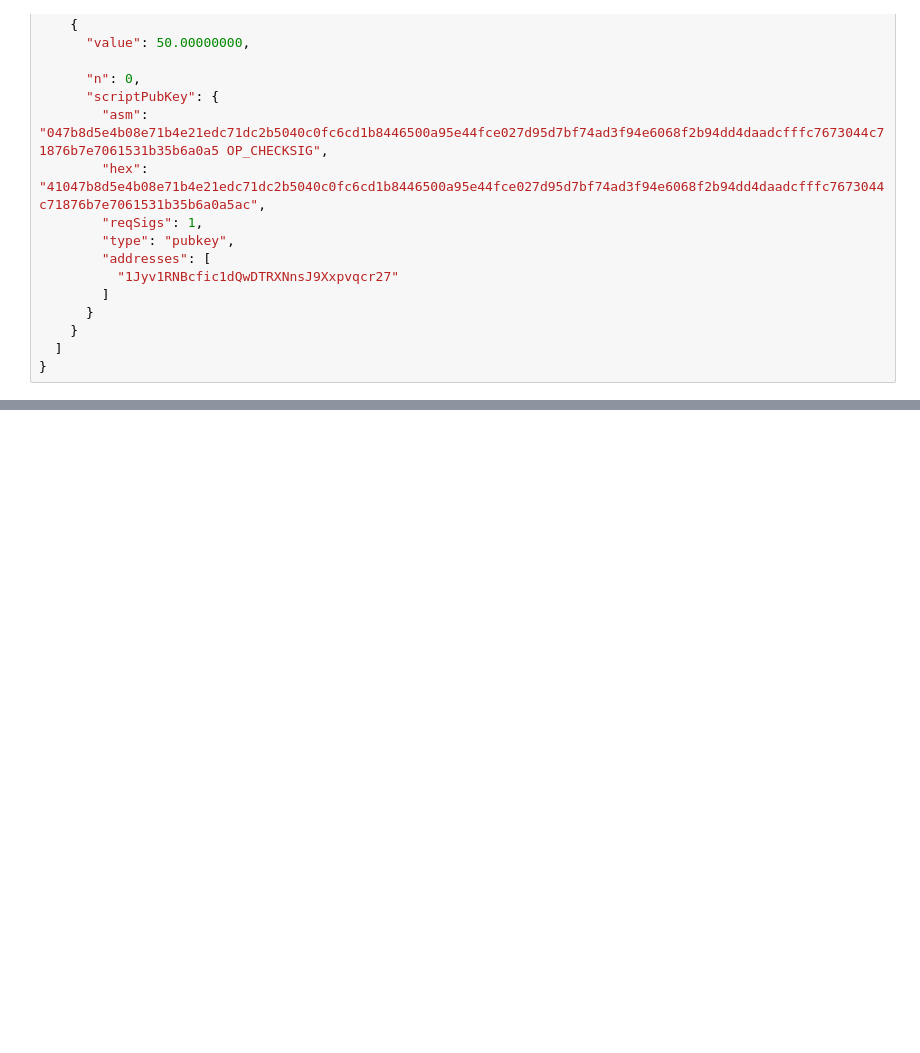
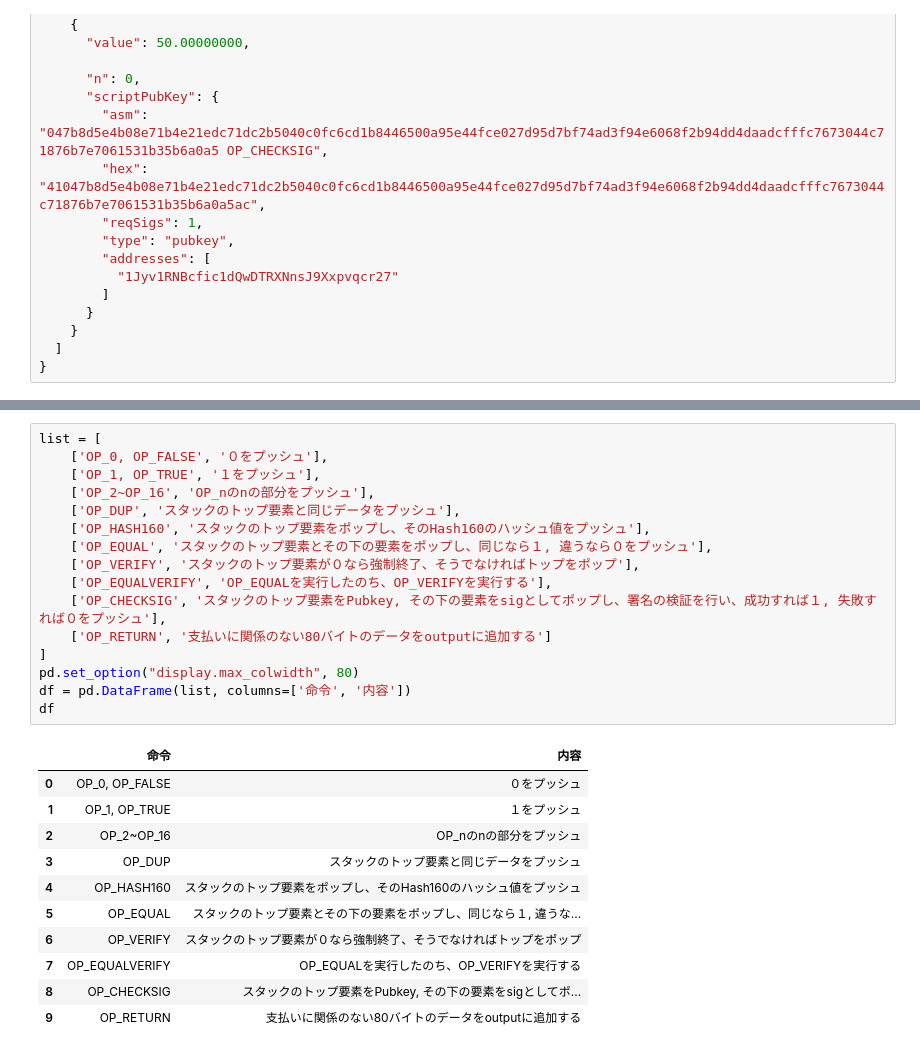
Before and after one commit to TaichiOhmi/lbbp, a Jupyter notebook: transaction.ipynb, the cells around one changed output, grey strips where cells are left out. Drawn from its saved outputs; the diff is of its cells as text; blank space fills up the shorter version.

```diff
--- a/transaction.ipynb
+++ b/transaction.ipynb
@@ -245,0 +258,28 @@ coinbaseとはコインベース取引であることを示し、インプット
+# %%
+list = [
+    ['OP_0, OP_FALSE', '０をプッシュ'],
+    ['OP_1, OP_TRUE', '１をプッシュ'],
+    ['OP_2~OP_16', 'OP_nのnの部分をプッシュ'],
+    ['OP_DUP', 'スタックのトップ要素と同じデータをプッシュ'],
+    ['OP_HASH160', 'スタックのトップ要素をポップし、そのHash160のハッシュ値をプッシュ'],
+    ['OP_EQUAL', 'スタックのトップ要素とその下の要素をポップし、同じなら１, 違うなら０をプッシュ'],
+    ['OP_VERIFY', 'スタックのトップ要素が０なら強制終了、そうでなければトップをポップ'],
+    ['OP_EQUALVERIFY', 'OP_EQUALを実行したのち、OP_VERIFYを実行する'],
+    ['OP_CHECKSIG', 'スタックのトップ要素をPubkey, その下の要素をsigとしてポップし、署名の検証を行い、成功すれば１, 失敗すれば０をプッシュ'],
+    ['OP_RETURN', '支払いに関係のない80バイトのデータをoutputに追加する']
+]
+pd.set_option("display.max_colwidth", 80)
+df = pd.DataFrame(list, columns=['命令', '内容'])
+df
+# %% [output]
+|  | 命令 | 内容 |
+| 0 | OP_0, OP_FALSE | ０をプッシュ |
+| 1 | OP_1, OP_TRUE | １をプッシュ |
+| 2 | OP_2~OP_16 | OP_nのnの部分をプッシュ |
+| 3 | OP_DUP | スタックのトップ要素と同じデータをプッシュ |
+| 4 | OP_HASH160 | スタックのトップ要素をポップし、そのHash160のハッシュ値をプッシュ |
+| 5 | OP_EQUAL | スタックのトップ要素とその下の要素をポップし、同じなら１, 違うな... |
+| 6 | OP_VERIFY | スタックのトップ要素が０なら強制終了、そうでなければトップをポップ |
+| 7 | OP_EQUALVERIFY | OP_EQUALを実行したのち、OP_VERIFYを実行する |
+| 8 | OP_CHECKSIG | スタックのトップ要素をPubkey, その下の要素をsigとしてポ... |
+| 9 | OP_RETURN | 支払いに関係のない80バイトのデータをoutputに追加する |
```
Also changed, not shown: parts of 13 cells of this notebook.
